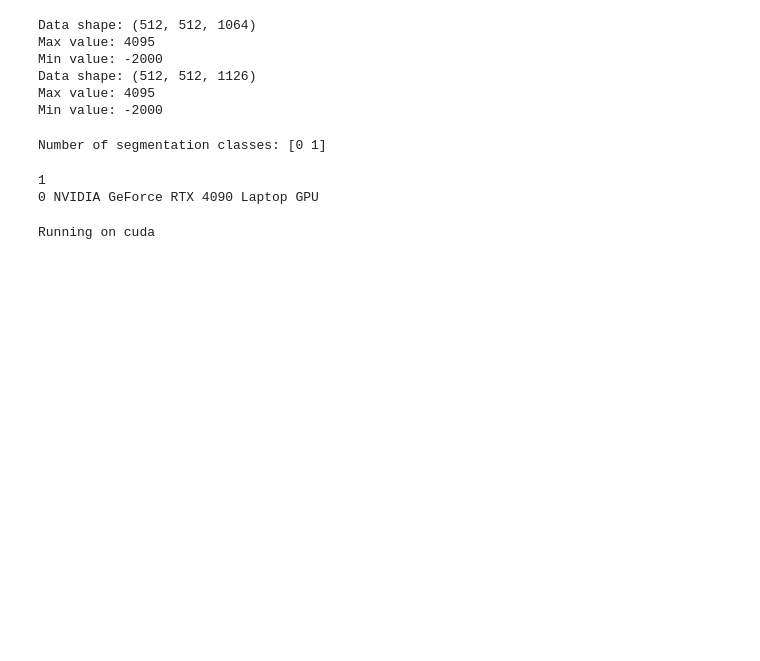
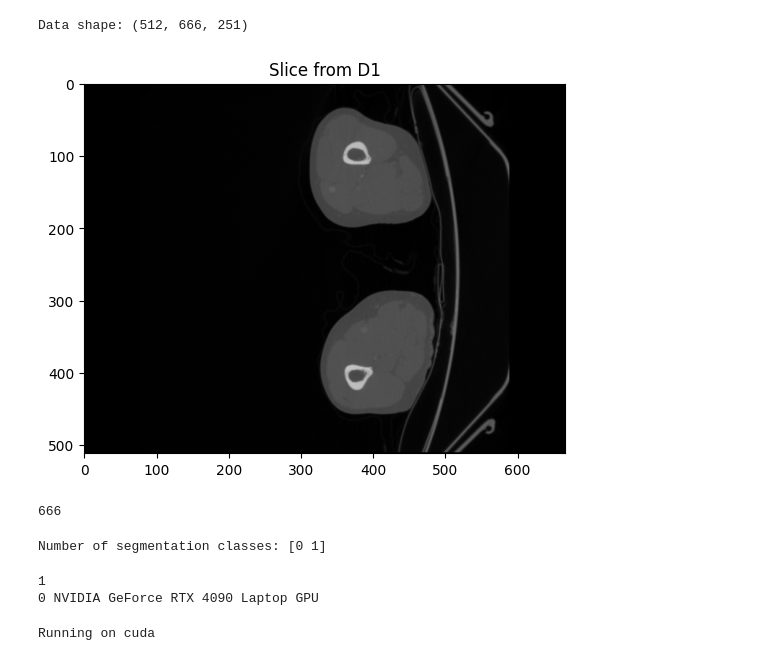
Before and after one commit to patdmp/synthetic-CT-slices, a Jupyter notebook: temp/nrrd_checking.ipynb, the cells around one changed output. Drawn from its saved outputs; the diff is of its cells as text; code cells hidden in the pictures; blank space fills up the shorter version.

```diff
--- a/temp/nrrd_checking.ipynb
+++ b/temp/nrrd_checking.ipynb
@@ -4,24 +37,30 @@ import numpy as np
 # %%
 datafolder = 'data_AVT/AVT'
-cohort = 'Rider'
+cohort = 'Dongyang'
 
-for i in range(1,3):
-    subject = f'R{i}'
+total_slices = 0
+for i in range(1,2):
+    subject = f'D{i}'
     filename = f'../{datafolder}/{cohort}/{subject}/{subject}.nrrd'
     data, header = nrrd.read(filename)
 
     print(f"Data shape: {data.shape}")
     # print(f"Header: {header}")
+    total_slices += data.shape[1]
 
-    print(f"Max value: {np.max(data)}")
-    print(f"Min value: {np.min(data)}")
+    # Plot one slice as an example
+
+    plt.imshow(data[:, :, 0], cmap='gray')
+    plt.title(f'Slice from {subject}')
+    plt.show()
+
+    # print(f"Max value: {np.max(data)}")
+    # print(f"Min value: {np.min(data)}")
+print(total_slices)
 # %% [output]
-Data shape: (512, 512, 1064)
-Max value: 4095
-Min value: -2000
-Data shape: (512, 512, 1126)
-Max value: 4095
-Min value: -2000
+Data shape: (512, 666, 251)
+[figure, added]
+666
 # %%
 datafolder = 'data_AVT/AVT'
 cohort = 'Rider'
```
Also changed, not shown: parts of 3 cells of this notebook, 4 other files.
